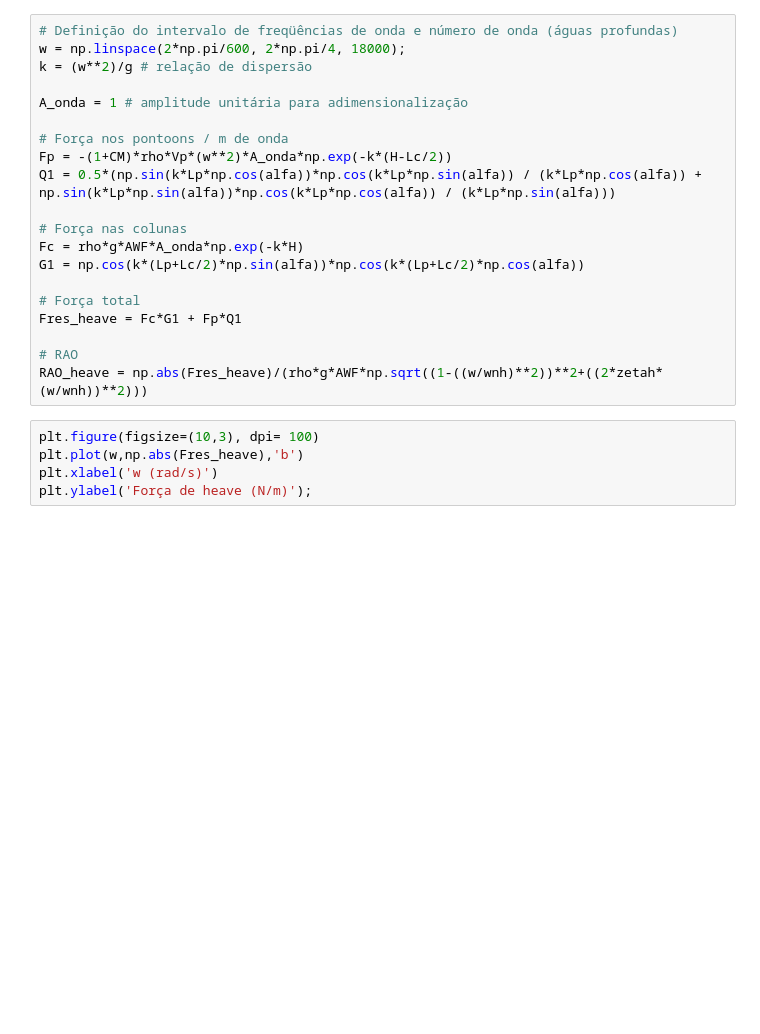
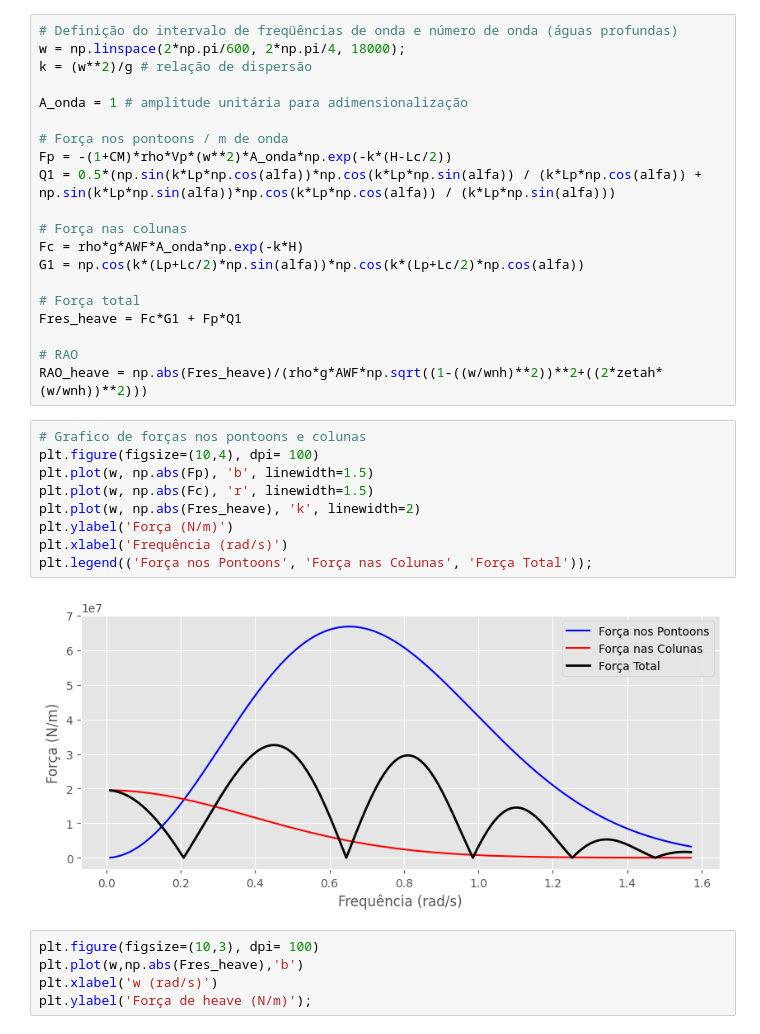
Before and after one commit to PedroOliveira2356/EngNaval-Poli-USP, a Jupyter notebook: Dinâmica de Sistemas II/Trabalho 2/T2.ipynb, the cells around one changed output. Drawn from its saved outputs; the diff is of its cells as text; blank space fills up the shorter version.

```diff
--- a/Dinâmica de Sistemas II/Trabalho 2/T2.ipynb
+++ b/Dinâmica de Sistemas II/Trabalho 2/T2.ipynb
@@ -244,6 +244,17 @@ Fres_heave = Fc*G1 + Fp*Q1
 
 # RAO
 RAO_heave = np.abs(Fres_heave)/(rho*g*AWF*np.sqrt((1-((w/wnh)**2))**2+((2*zetah*(w/wnh))**2)))
+# %%
+# Grafico de forças nos pontoons e colunas
+plt.figure(figsize=(10,4), dpi= 100)
+plt.plot(w, np.abs(Fp), 'b', linewidth=1.5)
+plt.plot(w, np.abs(Fc), 'r', linewidth=1.5)
+plt.plot(w, np.abs(Fres_heave), 'k', linewidth=2)
+plt.ylabel('Força (N/m)')
+plt.xlabel('Frequência (rad/s)')
+plt.legend(('Força nos Pontoons', 'Força nas Colunas', 'Força Total'));
+# %% [output]
+[figure, added]
 # %%
 plt.figure(figsize=(10,3), dpi= 100)
 plt.plot(w,np.abs(Fres_heave),'b')
```
Also changed, not shown: 6 other files.
